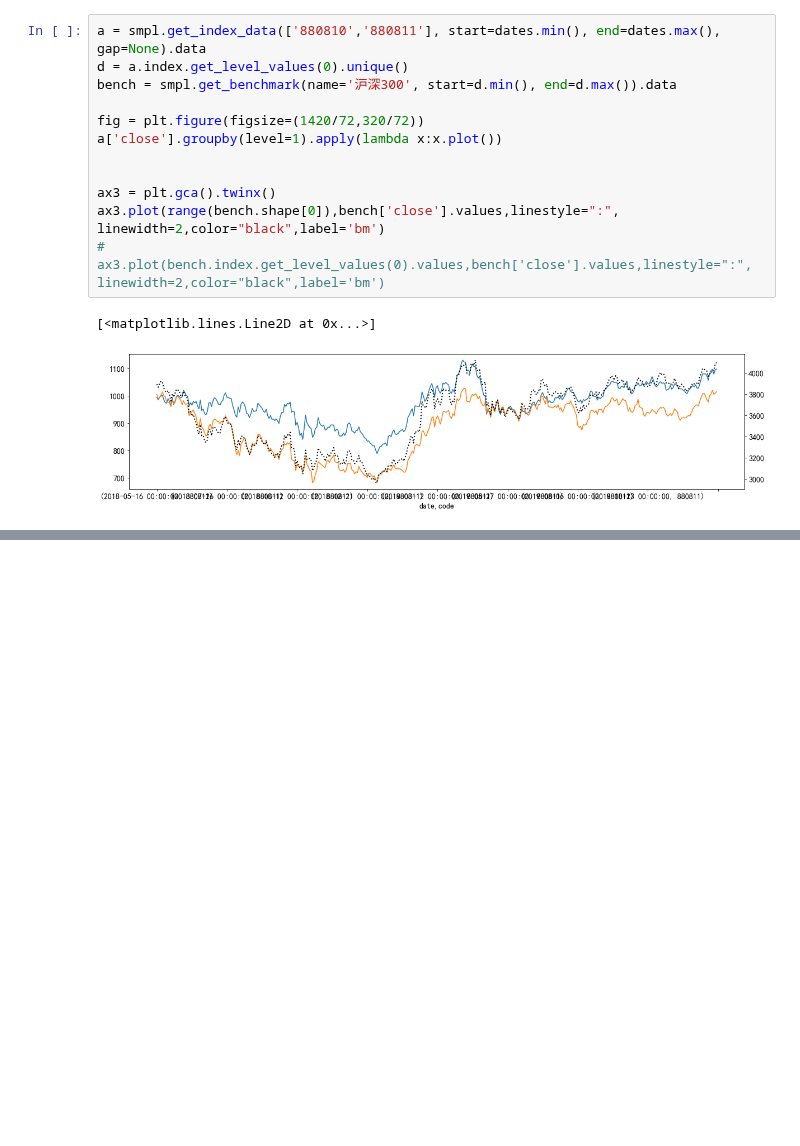
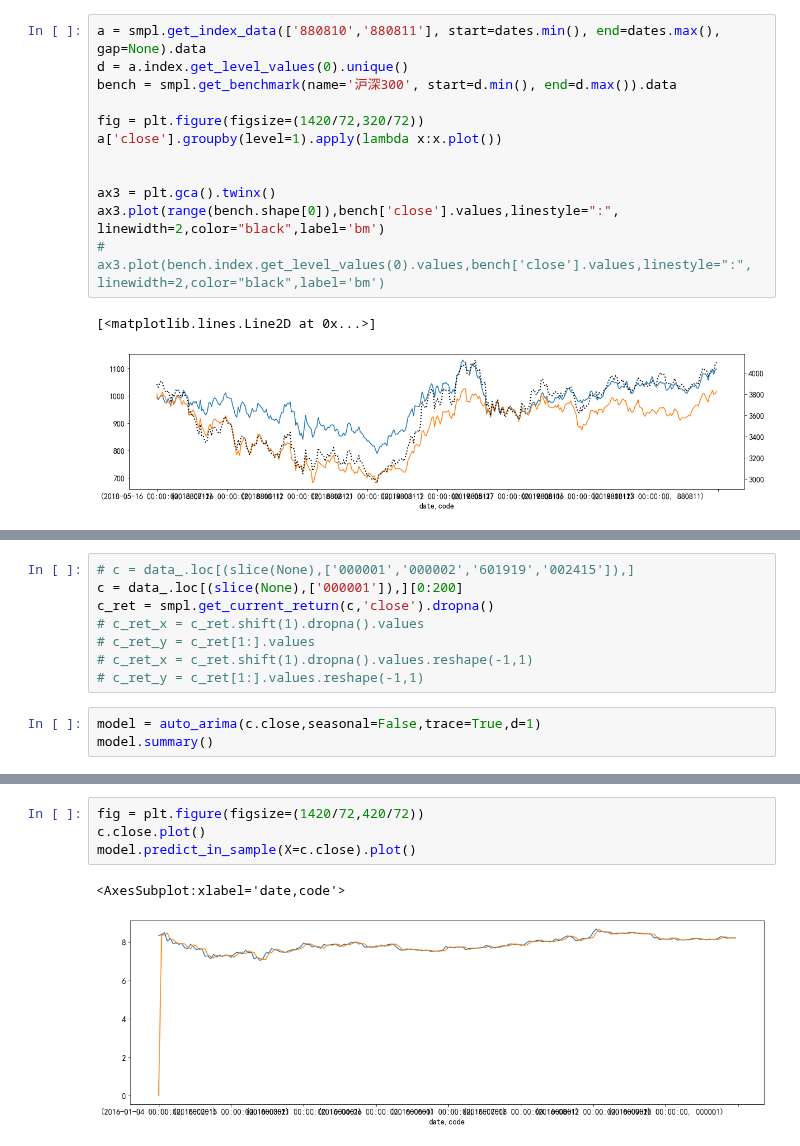
Before and after one commit to kaikai03/IndicatorLab, a Jupyter notebook: ind/Ind_Sentiment.ipynb, the cells around one changed output, grey strips where cells are left out. Cells and saved outputs as stored; diff of their text form; blank space fills up the shorter version.

```diff
--- a/ind/Ind_Sentiment.ipynb
+++ b/ind/Ind_Sentiment.ipynb
@@ -231,0 +235,11 @@ ax3.plot(range(bench.shape[0]),bench['close'].values,linestyle=":", linewidth=2,
+# %%
+# c = data_.loc[(slice(None),['000001','000002','601919','002415']),]
+c = data_.loc[(slice(None),['000001']),][0:200]
+c_ret = smpl.get_current_return(c,'close').dropna()
+# c_ret_x = c_ret.shift(1).dropna().values
+# c_ret_y = c_ret[1:].values
+# c_ret_x = c_ret.shift(1).dropna().values.reshape(-1,1)
+# c_ret_y = c_ret[1:].values.reshape(-1,1)
+# %%
+model = auto_arima(c.close,seasonal=False,trace=True,d=1)
+model.summary()
@@ -231,0 +315,7 @@ ax3.plot(range(bench.shape[0]),bench['close'].values,linestyle=":", linewidth=2,
+# %%
+fig = plt.figure(figsize=(1420/72,420/72))
+c.close.plot()
+model.predict_in_sample(X=c.close).plot()
+# %% [output]
+<AxesSubplot:xlabel='date,code'>
+[figure, added]
```
Also changed, not shown: parts of 5 cells of this notebook.
